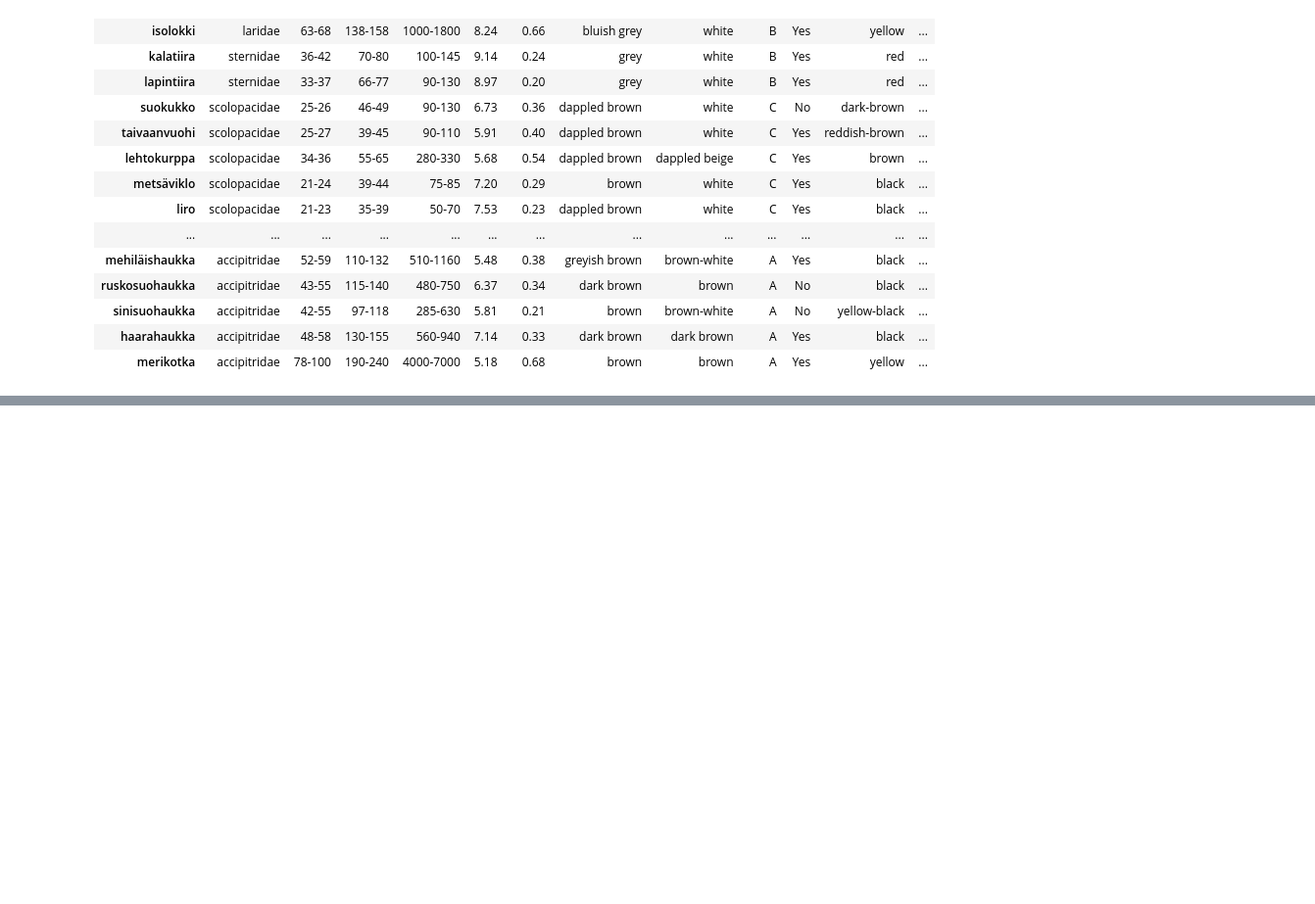
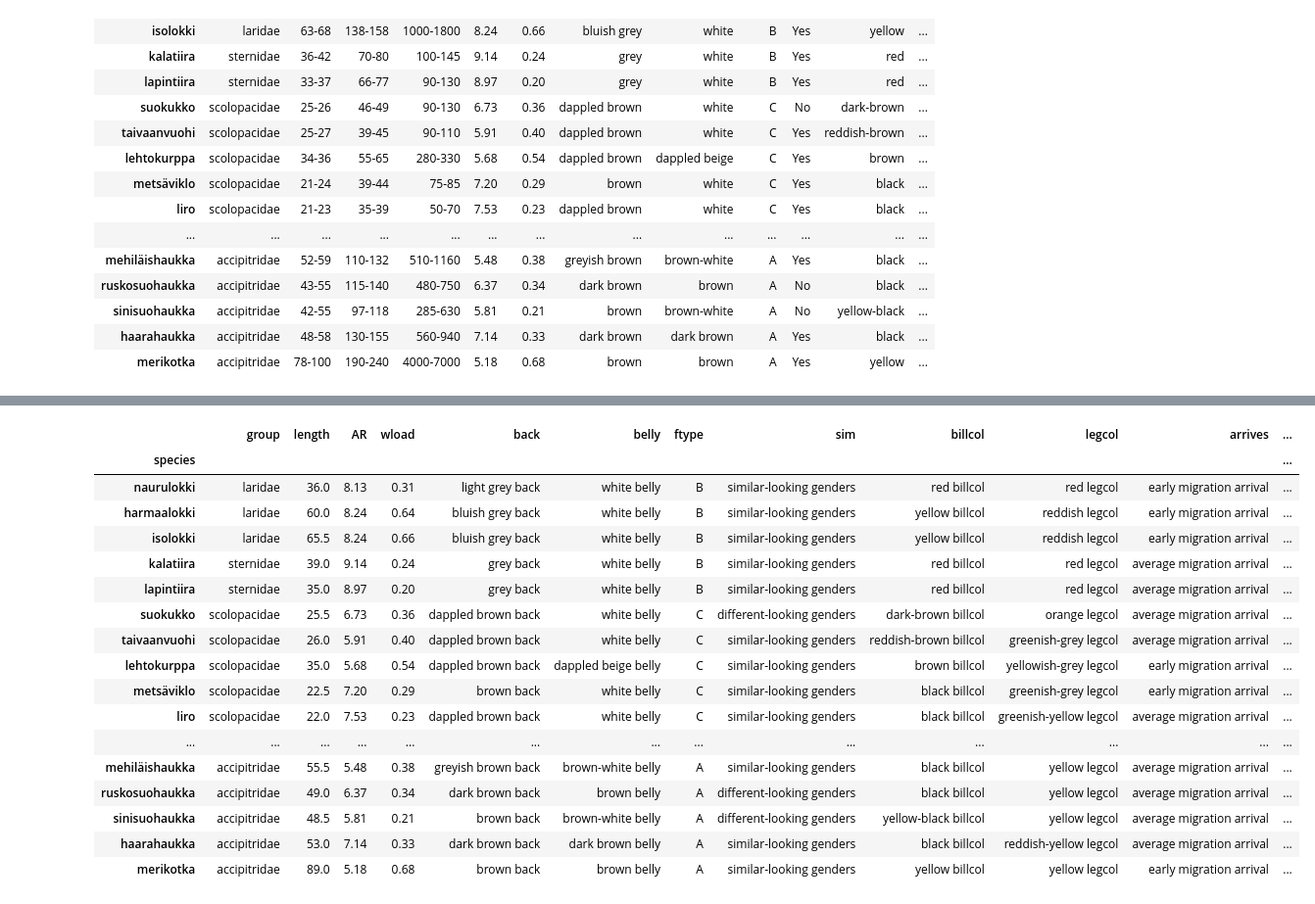
Before and after one commit to lassimalvikko/MDM24, a Jupyter notebook: Ex3/Ex3.ipynb, the cells around one changed output, grey strips where cells are left out. Shown: that part at 98% size. Saved outputs shown, nothing was run; the diff lists cells and outputs as text; code cells hidden in the pictures; blank space fills up the shorter version.

```diff
--- a/Ex3/Ex3.ipynb
+++ b/Ex3/Ex3.ipynb
@@ -32,0 +83,66 @@ display(raw_birddata)
+# %%
+empty_feature = None
+
+# Migration time features
+def month_to_num(str, dict):
+  months = str.split('-')
+  if len(months) == 1:
+    return dict[months[0]]
+  else:
+    return (dict[months[1]] + dict[months[0]])/2.0
+
+arrival_dict = {'December': 0, 'January': 1, 'February': 2, 'March': 3, 'April': 4, 'May': 5, 'June': 6,
+                'July': 7, 'August': 8, 'September': 9, 'October': 10, 'November': 11}
+leaving_dict = {'January': 1, 'February': 2, 'March': 3, 'April': 4, 'May': 5, 'June': 6,
+                'July': 7, 'August': 8, 'September': 9, 'October': 10, 'November': 11, 'December': 12}
+
+def month_cmp(str, dict, cut1, cut2, action):
+  if (month_to_num(str, dict) < cut1):
+    return "early " + action
+  elif (month_to_num(str, dict) <= cut2):
+    return "average " + action
+  else:
+    return "late " + action
+
+full_data['arrives'] = full_data['arrives'].apply(lambda x: month_cmp(x, arrival_dict, 4, 5, "migration arrival"))
+full_data['leaves'] = full_data['leaves'].apply(lambda x: month_cmp(x, leaving_dict, 8, 9, "migration leaving"))
+
+# Binary features
+full_data['sim'] = full_data['sim'].apply(lambda x: 'similar-looking genders' if (x == 'Yes') else 'different-looking genders')
+full_data['diver'] = full_data['diver'].apply(lambda x: 'diver' if (x == 'Yes') else empty_feature)
+full_data['long-billed'] = full_data['long-billed'].apply(lambda x: 'long-billed' if (x == 'Yes') else empty_feature)
+full_data['webbed-feet'] = full_data['webbed-feet'].apply(lambda x: 'webbed-feet' if (x == 'Yes') else empty_feature)
+full_data['long-legs'] = full_data['long-legs'].apply(lambda x: 'long-legs' if (x == 'Yes') else empty_feature)
+full_data['wading-bird'] = full_data['wading-bird'].apply(lambda x: 'wading-bird' if (x == 'Yes') else empty_feature)
+full_data['plunge-dives'] = full_data['plunge-dives'].apply(lambda x: 'plunge-dives' if (x == 'Yes') else empty_feature)
+
+# Colour features
+full_data['back'] = full_data['back'].apply(lambda x: x + ' back')
+full_data['belly'] = full_data['belly'].apply(lambda x: x + ' belly')
+full_data['billcol'] = full_data['billcol'].apply(lambda x: x + ' billcol')
+full_data['legcol'] = full_data['legcol'].apply(lambda x: x + ' legcol')
+
+# female male roles
+full_data['incub'] = full_data['incub'].apply(lambda x: x + ' incub')
+full_data['ccare'] = full_data['ccare'].apply(lambda x: x + ' ccare')
+
+full_data
+# %% [output]
+|  | group | length | AR | wload | back | belly | ftype | sim | billcol | legcol | arrives | ... |
+| species |  |  |  |  |  |  |  |  |  |  |  | ... |
+| naurulokki | laridae | 36.0 | 8.13 | 0.31 | light grey back | white belly | B | similar-looking genders | red billcol | red legcol | early migration arrival | ... |
+| harmaalokki | laridae | 60.0 | 8.24 | 0.64 | bluish grey back | white belly | B | similar-looking genders | yellow billcol | reddish legcol | early migration arrival | ... |
+| isolokki | laridae | 65.5 | 8.24 | 0.66 | bluish grey back | white belly | B | similar-looking genders | yellow billcol | reddish legcol | early migration arrival | ... |
+| kalatiira | sternidae | 39.0 | 9.14 | 0.24 | grey back | white belly | B | similar-looking genders | red billcol | red legcol | average migration arrival | ... |
+| lapintiira | sternidae | 35.0 | 8.97 | 0.20 | grey back | white belly | B | similar-looking genders | red billcol | red legcol | average migration arrival | ... |
+| suokukko | scolopacidae | 25.5 | 6.73 | 0.36 | dappled brown back | white belly | C | different-looking genders | dark-brown billcol | orange legcol | average migration arrival | ... |
+| taivaanvuohi | scolopacidae | 26.0 | 5.91 | 0.40 | dappled brown back | white belly | C | similar-looking genders | reddish-brown billcol | greenish-grey legcol | average migration arrival | ... |
+| lehtokurppa | scolopacidae | 35.0 | 5.68 | 0.54 | dappled brown back | dappled beige belly | C | similar-looking genders | brown billcol | yellowish-grey legcol | early migration arrival | ... |
+| metsäviklo | scolopacidae | 22.5 | 7.20 | 0.29 | brown back | white belly | C | similar-looking genders | black billcol | greenish-grey legcol | early migration arrival | ... |
+| liro | scolopacidae | 22.0 | 7.53 | 0.23 | dappled brown back | white belly | C | similar-looking genders | black billcol | greenish-yellow legcol | average migration arrival | ... |
+| ... | ... | ... | ... | ... | ... | ... | ... | ... | ... | ... | ... | ... |
+| mehiläishaukka | accipitridae | 55.5 | 5.48 | 0.38 | greyish brown back | brown-white belly | A | similar-looking genders | black billcol | yellow legcol | average migration arrival | ... |
+| ruskosuohaukka | accipitridae | 49.0 | 6.37 | 0.34 | dark brown back | brown belly | A | different-looking genders | black billcol | yellow legcol | average migration arrival | ... |
+| sinisuohaukka | accipitridae | 48.5 | 5.81 | 0.21 | brown back | brown-white belly | A | different-looking genders | yellow-black billcol | yellow legcol | average migration arrival | ... |
+| haarahaukka | accipitridae | 53.0 | 7.14 | 0.33 | dark brown back | dark brown belly | A | similar-looking genders | black billcol | reddish-yellow legcol | average migration arrival | ... |
+| merikotka | accipitridae | 89.0 | 5.18 | 0.68 | brown back | brown belly | A | similar-looking genders | yellow billcol | yellow legcol | early migration arrival | ... |
```
Also changed, not shown: parts of 3 cells of this notebook, 1 other file.
